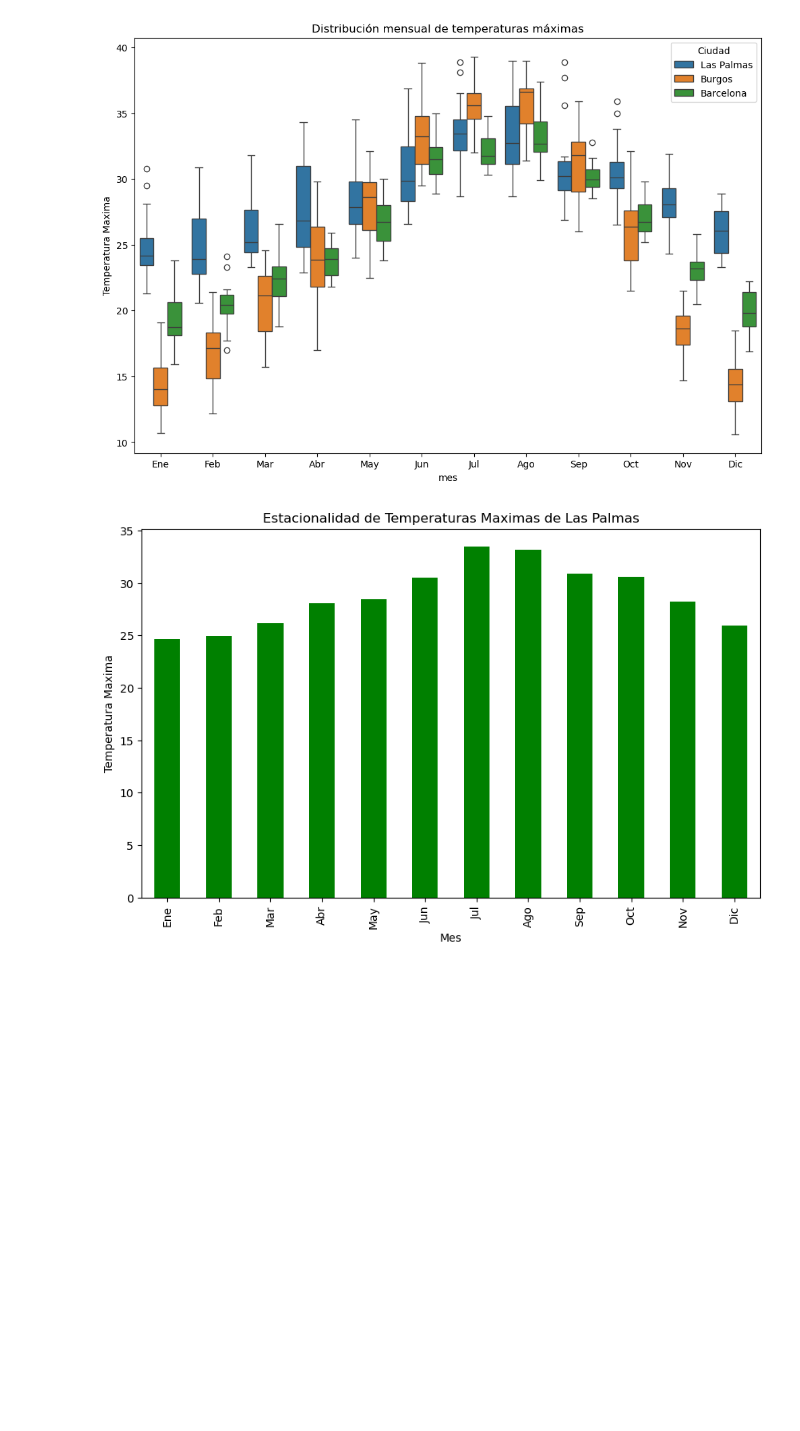
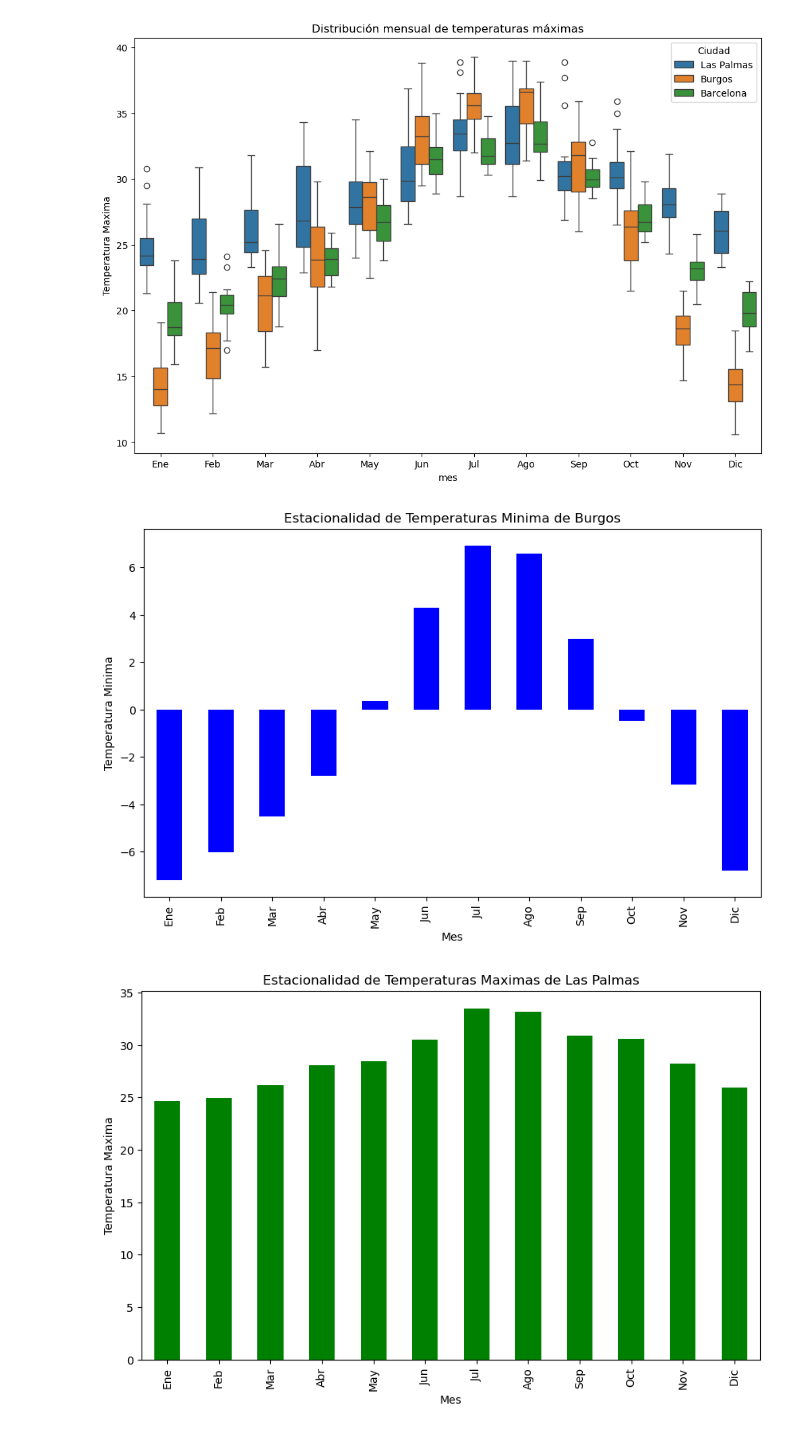
Before and after one commit to IgnacioMaese/Proyecto-AEMET-2, a Jupyter notebook: 4-analisis-conjunto.ipynb, the cells around one changed output. Drawn from its saved outputs; the diff is of its cells as text; code cells hidden in the pictures; blank space fills up the shorter version.

Commit message:
arreglo burgos

```diff
--- a/4-analisis-conjunto.ipynb
+++ b/4-analisis-conjunto.ipynb
@@ -291,6 +270,20 @@ plt.title("Distribución mensual de temperaturas máximas")
 plt.show()
 # %% [output]
 [figure]
+# %%
+df_Burgos['mes'] = df_Burgos['fecha'].dt.month
+
+estacionalidad = df_Burgos.groupby('mes')["Temperatura Minima"].mean()
+
+plt.figure(figsize=(10,6))
+estacionalidad.plot(kind='bar', color='blue')
+plt.title("Estacionalidad de Temperaturas Minima de Burgos")
+plt.xlabel("Mes")
+plt.ylabel("Temperatura Minima")
+plt.xticks(range(0,12),["Ene","Feb","Mar","Abr","May","Jun","Jul","Ago","Sep","Oct","Nov","Dic"])
+plt.show()
+# %% [output]
+[figure, added]
 # %%
 df_Las_Palmas['mes'] = df_Las_Palmas['fecha'].dt.month
 
```
Also changed, not shown: parts of 6 cells of this notebook.
